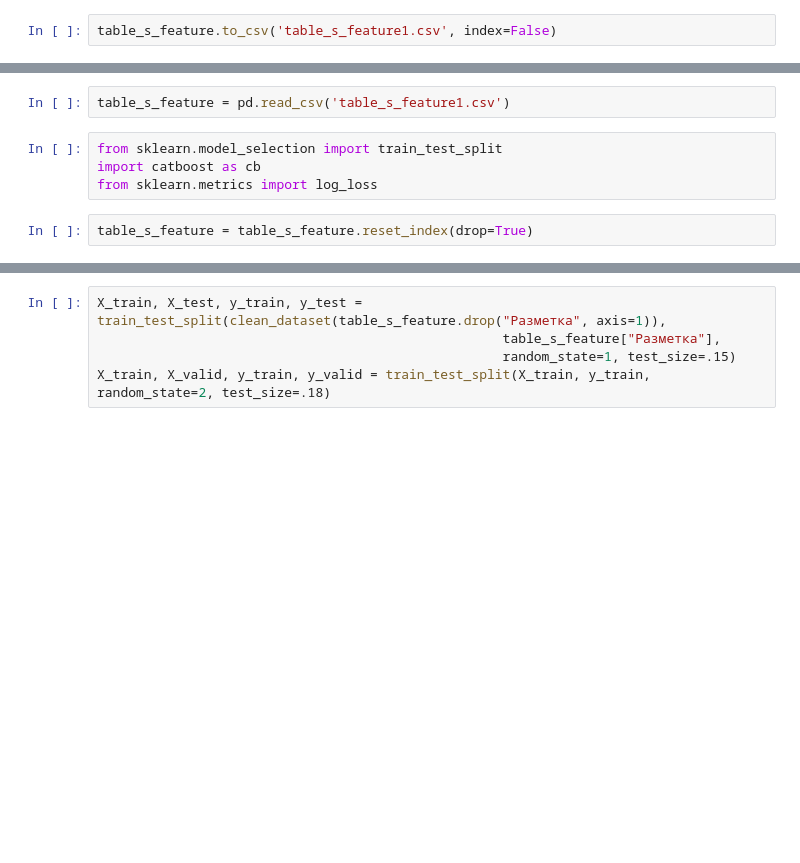
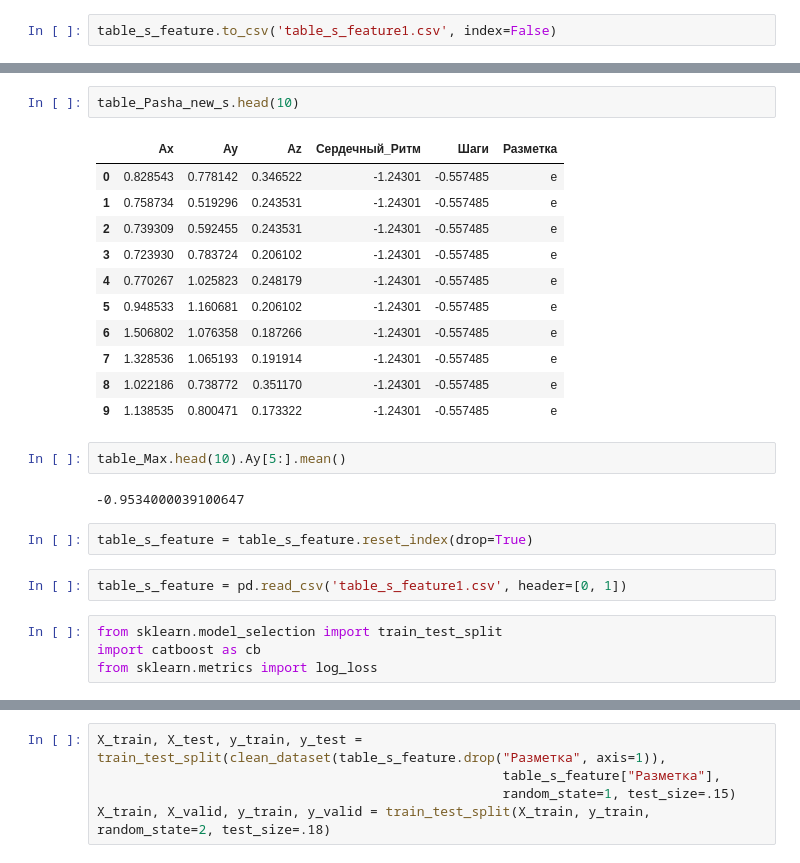
Before and after one commit to Eanhain/MISiS_graduate_work, a Jupyter notebook: Код/VKR_proj_baseline.ipynb, the cells around one changed output, grey strips where cells are left out. Saved outputs shown, nothing was run; the diff lists cells and outputs as text; blank space fills up the shorter version.

```diff
--- a/Код/VKR_proj_baseline.ipynb
+++ b/Код/VKR_proj_baseline.ipynb
@@ -339,8 +250,26 @@ table_s_feature.to_csv('table_s_feature1.csv', index=False)
+# %%
+table_Pasha_new_s.head(10)
+# %% [output]
+|  | Ax | Ay | Az | Сердечный_Ритм | Шаги | Разметка |
+| 0 | 0.828543 | 0.778142 | 0.346522 | -1.24301 | -0.557485 | e |
+| 1 | 0.758734 | 0.519296 | 0.243531 | -1.24301 | -0.557485 | e |
+| 2 | 0.739309 | 0.592455 | 0.243531 | -1.24301 | -0.557485 | e |
+| 3 | 0.723930 | 0.783724 | 0.206102 | -1.24301 | -0.557485 | e |
+| 4 | 0.770267 | 1.025823 | 0.248179 | -1.24301 | -0.557485 | e |
+| 5 | 0.948533 | 1.160681 | 0.206102 | -1.24301 | -0.557485 | e |
+| 6 | 1.506802 | 1.076358 | 0.187266 | -1.24301 | -0.557485 | e |
+| 7 | 1.328536 | 1.065193 | 0.191914 | -1.24301 | -0.557485 | e |
+| 8 | 1.022186 | 0.738772 | 0.351170 | -1.24301 | -0.557485 | e |
+| 9 | 1.138535 | 0.800471 | 0.173322 | -1.24301 | -0.557485 | e |
+# %%
+table_Max.head(10).Ay[5:].mean()
+# %% [output]
+-0.9534000039100647
+# %%
+table_s_feature = table_s_feature.reset_index(drop=True)
 # %%
-table_s_feature = pd.read_csv('table_s_feature1.csv')
+table_s_feature = pd.read_csv('table_s_feature1.csv', header=[0, 1])
 # %%
 from sklearn.model_selection import train_test_split
 import catboost as cb
 from sklearn.metrics import log_loss
-# %%
-table_s_feature = table_s_feature.reset_index(drop=True)
```
Also changed, not shown: parts of 11 cells of this notebook.
